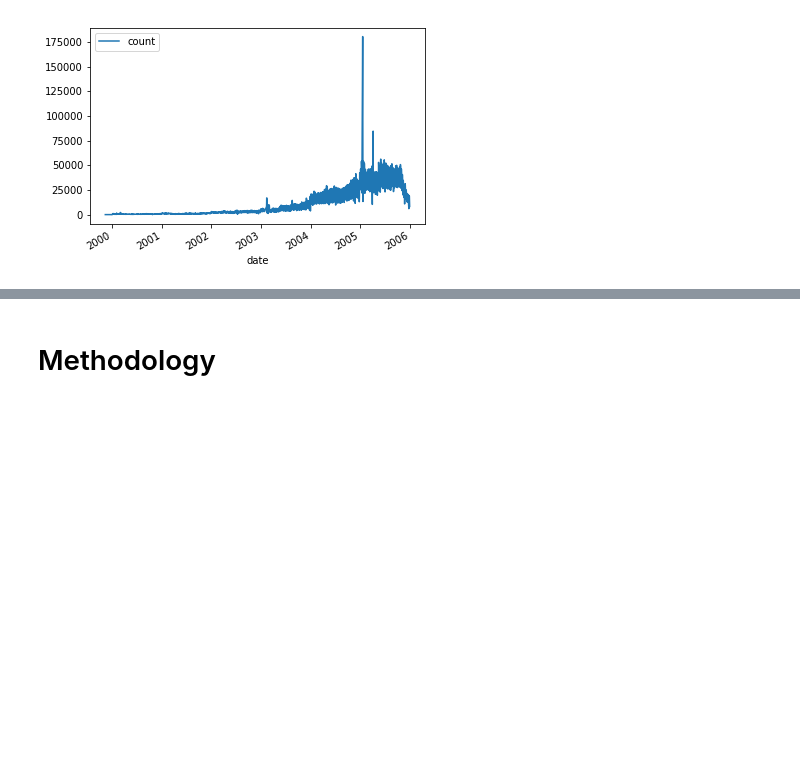
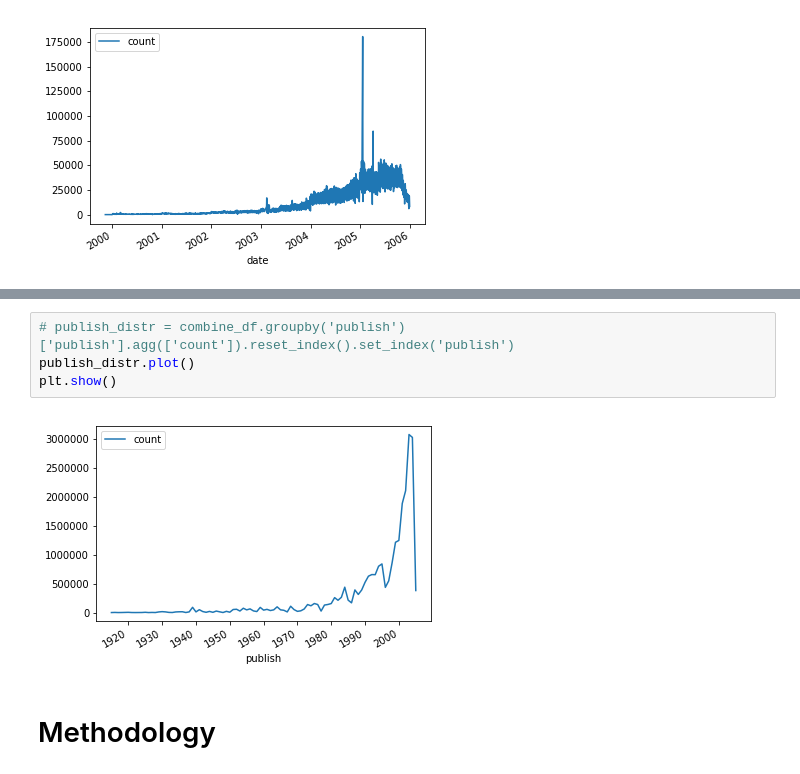
Before and after one commit to SnowWindSaveYou/UTS_ML2019_99151300, a Jupyter notebook: A2_Report.ipynb, the cells around one changed output, grey strips where cells are left out. Cells and saved outputs as stored; diff of their text form; blank space fills up the shorter version.

Commit message:
add publish date

```diff
--- a/A2_Report.ipynb
+++ b/A2_Report.ipynb
@@ -163,3 +191,9 @@ due to the computer cost, only use first 4499 movies' rate for experiement.
+# %%
+# publish_distr = combine_df.groupby('publish')['publish'].agg(['count']).reset_index().set_index('publish')
+publish_distr.plot()
+plt.show()
+# %% [output]
+[figure, added]
 # %% [markdown]
 # Methodology
 # %% [markdown]
```
Also changed, not shown: parts of 14 cells of this notebook.
